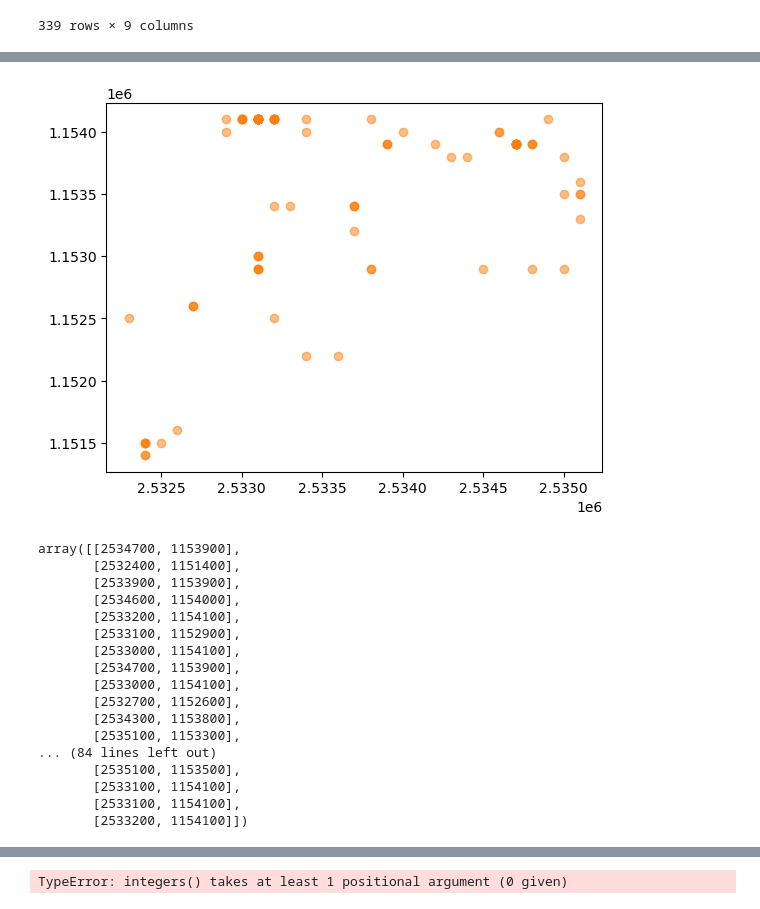
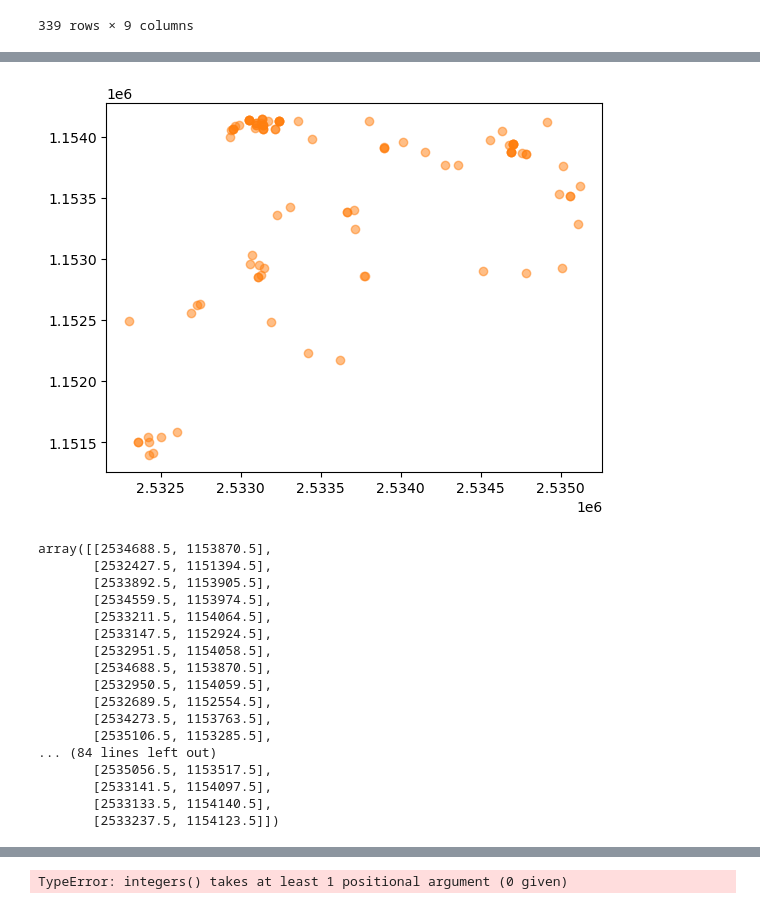
Before and after one commit to merlebleue/DRONES-AND-BUS, a Jupyter notebook: test.ipynb, the cells around one changed output, grey strips where cells are left out. Saved outputs shown, nothing was run; the diff lists cells and outputs as text; code cells hidden in the pictures.

Commit message:
Improved last commit; now a method generates the enterprises and returns them

```diff
--- a/test.ipynb
+++ b/test.ipynb
@@ -110,8 +110,8 @@ plt.show()
 # %% [output]
 [figure]
 # %%
-entreprises = STATENT(epfl)
-entreprises.df
+statent = STATENT(epfl)
+statent.df
 # %% [output]
 |  | POSITION_X | POSITION_Y | SHOPS | SHOPS_EMP | SHOPS_ETP | SHOPS_0 | SHOPS_10 | SHOPS_50 | SHOPS_250 |
 | 12331 | 2532100 | 1151300 | 0 | 0 | 0.0 | 0 | 0 | 0 | 0 |
@@ -132,0 +129,3 @@ np.float64(509.52775569999994)
+# %%
+entreprises = statent.get_entreprises(1, seed=100)
+entreprises.df
@@ -133,27 +146,27 @@ np.float64(509.52775569999994)
 # %%
-ent_sources = entreprises.generate_n(100, weights="SHOPS_ETP", seed = 10)
+ent_sources = entreprises.generate_n(100, seed = 10)
 plt.scatter(ent_sources[:, 0], ent_sources[:, 1], alpha=0.5, c="C1")
 plt.show()
 ent_sources
 # %% [output]
-[figure, old version]
+[figure, new version]
-array([[2534700, 1153900],
-       [2532400, 1151400],
-       [2533900, 1153900],
-       [2534600, 1154000],
-       [2533200, 1154100],
-       [2533100, 1152900],
-       [2533000, 1154100],
-       [2534700, 1153900],
-       [2533000, 1154100],
-       [2532700, 1152600],
-       [2534300, 1153800],
-       [2535100, 1153300],
+array([[2534688.5, 1153870.5],
+       [2532427.5, 1151394.5],
+       [2533892.5, 1153905.5],
+       [2534559.5, 1153974.5],
+       [2533211.5, 1154064.5],
+       [2533147.5, 1152924.5],
+       [2532951.5, 1154058.5],
+       [2534688.5, 1153870.5],
+       [2532950.5, 1154059.5],
+       [2532689.5, 1152554.5],
+       [2534273.5, 1153763.5],
+       [2535106.5, 1153285.5],
 ... (84 lines left out)
-       [2535100, 1153500],
-       [2533100, 1154100],
-       [2533100, 1154100],
-       [2533200, 1154100]])
+       [2535056.5, 1153517.5],
+       [2533141.5, 1154097.5],
+       [2533133.5, 1154140.5],
+       [2533237.5, 1154123.5]])
 # %%
 pop_demand_jitter = population.generate_n(100, 1, seed = 100)
 plt.scatter(pop_demand_jitter[:, 0], pop_demand_jitter[:, 1], alpha=0.5, s=10, label="Targets")
```
Also changed, not shown: parts of 4 cells of this notebook, 1 other file.
